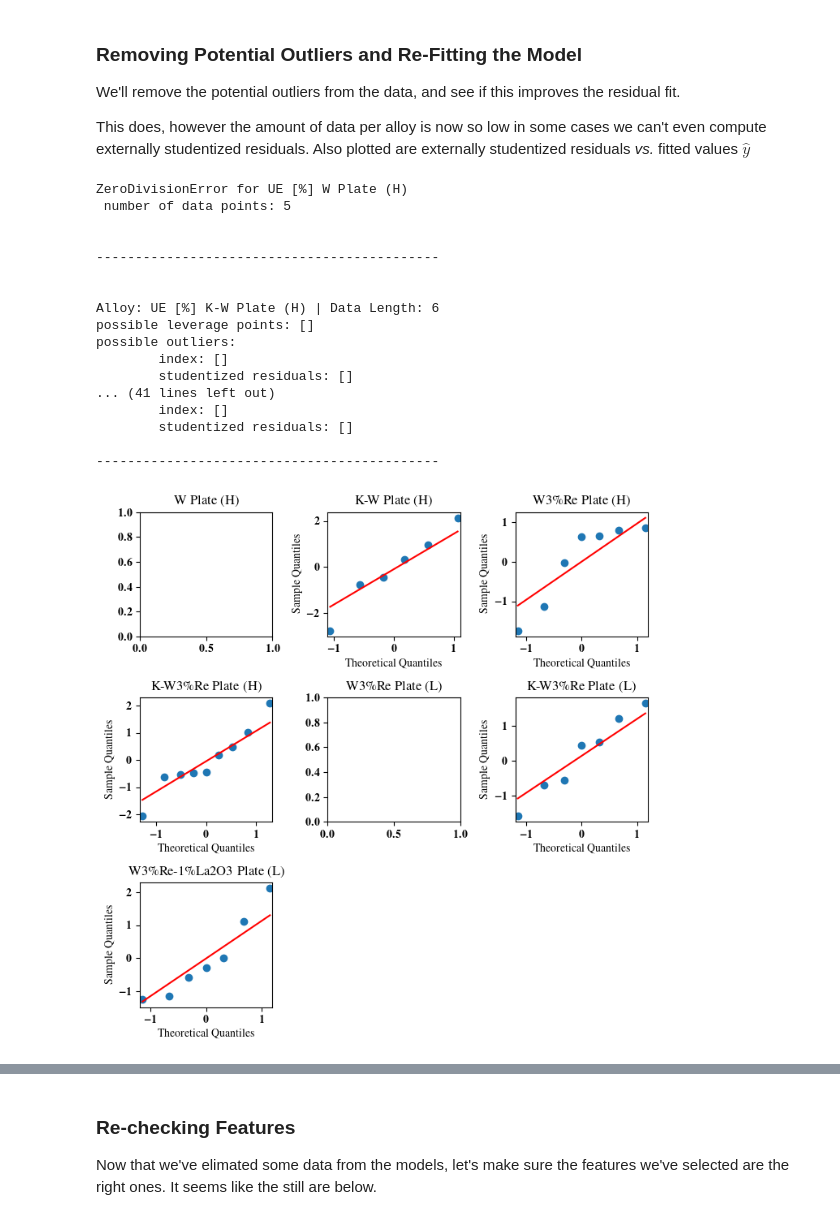
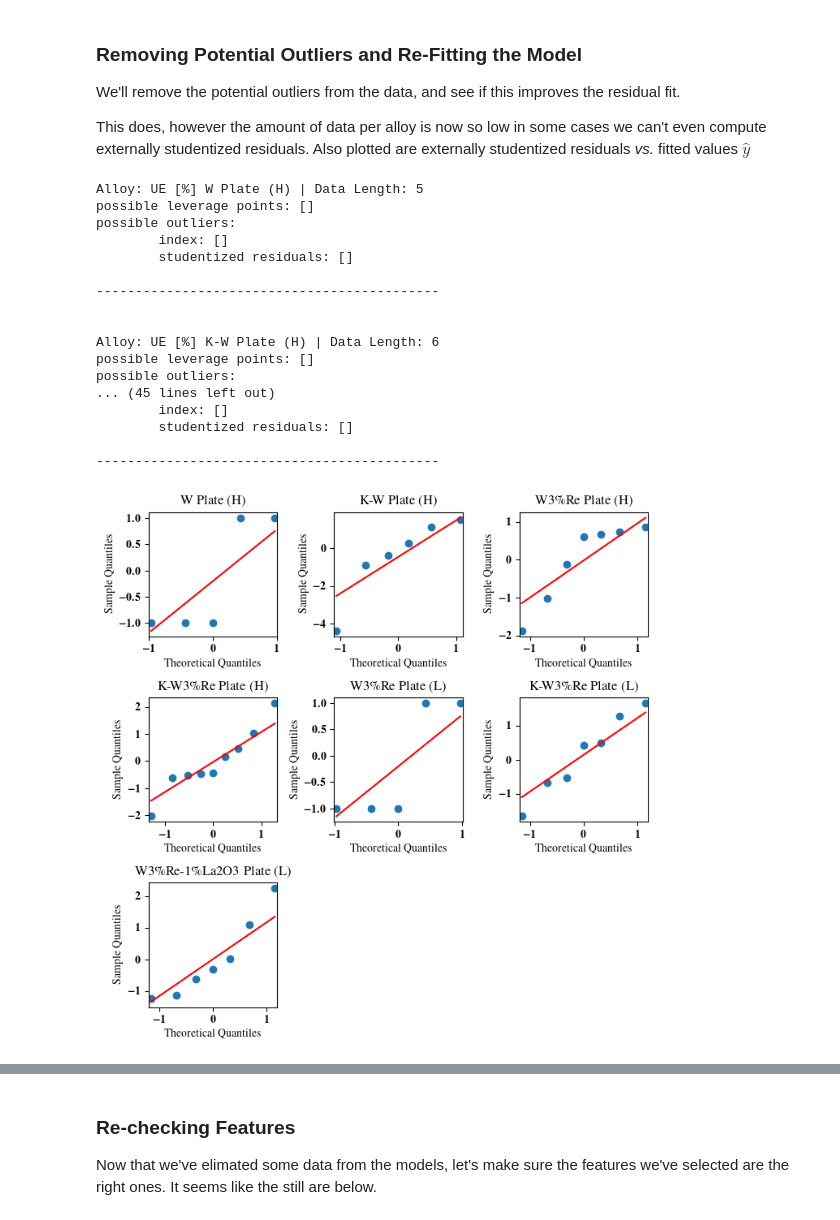
Before and after one commit to ml-ME-gatech/modeling_tungsten, a Jupyter notebook: engineering_models/ue_modeling.ipynb, the cells around one changed output, grey strips where cells are left out. Drawn from its saved outputs; the diff is of its cells as text; code cells hidden in the pictures.

```diff
--- a/engineering_models/ue_modeling.ipynb
+++ b/engineering_models/ue_modeling.ipynb
@@ -32,7 +32,9 @@ This model has the same goals and approach as discussed in the [uts_modeling.ipy
 
 Finally, the original paper remarks that for pure $W$ the material has essentially recrystallized, leading to the enourmous measured UE. We'll discard this data point as well.
 # %%
-from common_util import TransformedFeature
+
+from common_util import TransformedFeature, identity,inverted,xlogx,power,function_product
+from functools import partial
 
 def clean_data(x: np.ndarray,y: np.ndarray,remove_points: List[int]):
     mask = np.ones_like(x.squeeze(),dtype = bool)
@@ -41,15 +43,15 @@ def clean_data(x: np.ndarray,y: np.ndarray,remove_points: List[int]):
 
 remove_data = {'UE [%] W Plate (H)': [6]}
 
-features = [TransformedFeature('x',lambda x: x),
-            TransformedFeature('log x',lambda x: np.log(x)),
-            TransformedFeature('1/x',lambda x: 1/x),
-            TransformedFeature('x^0.5',lambda x: x**0.5),
-            TransformedFeature('x^2',lambda x: x**2),
-            TransformedFeature('x log x',lambda x: x*np.log(x)),
-            TransformedFeature('x^3',lambda x: x**3),
-            TransformedFeature('x^2 log x',lambda x: x**2*np.log(x)),
-            TransformedFeature('x^3 log x',lambda x: x**3*np.log(x))]
+features = [TransformedFeature('x',identity),
+            TransformedFeature('log x',np.log),
+            TransformedFeature('x^0.5',np.sqrt),
+            TransformedFeature('1/x',inverted),
+            TransformedFeature('x^2',partial(power,2)),
+            TransformedFeature('x log x',xlogx),
+            TransformedFeature('x^3',partial(power,3)),
+            TransformedFeature('x^2 log x',partial(function_product,partial(power,2),np.log)),
+            TransformedFeature('x^3 log x',partial(function_product,partial(power,3),np.log))]
 
 
 data= [clean_data(*nogami_data[key],remove_data[key]) if key in remove_data else nogami_data[key] for key in nogami_data.keys()]
@@ -230,9 +269,14 @@ for column,ax,ax2 in zip(nogami_data.keys(),axes.ravel(),axes2.ravel()):
     n,p = X.shape
     H = X @ scipy.linalg.pinvh(X.T @ X) @ X.T
 
+
     try:
         S2 = np.sum(resid**2)/(n - p)
-        S2_i = (n - p)/(n- p - 1)*S2 - 1/(n-p -1)*resid**2/(1 - np.diag(H))
+        try:
+            S2_i = (n - p)/(n- p - 1)*S2 - 1/(n-p -1)*resid**2/(1 - np.diag(H))
+        except ZeroDivisionError:
+            S2_i = S2
+
         studentized_residuals = resid/np.sqrt(S2_i*(1 - np.diag(H)))
         leverage = np.diag(H)
         leverage_points = leverage > 2*(X.shape[1] + 1)/X.shape[0]
@@ -252,37 +296,37 @@ for column,ax,ax2 in zip(nogami_data.keys(),axes.ravel(),axes2.ravel()):
         qqplot(studentized_residuals,ax = ax,line = 's',
             color = 'blue')
         ax2.scatter(H @ y,studentized_residuals,edgecolor = 'k',
                     facecolor = 'firebrick',s = 25)
         ax2.set_ylabel('Studentized Residuals',fontsize = 12)
         ax2.set_xlabel('$\hat{y}$',fontsize = 12)
 
     except ZeroDivisionError:
         print(f'ZeroDivisionError for {column}\n number of data points: {n}\n')
 
     print('\n--------------------------------------------\n\n')
 
 for ax in [axes,axes2]:
     ax[-1,-1].axis('off')
     ax[-1,-2].axis('off')
 
 fig.tight_layout()
 fig2.tight_layout()
 # %% [output]
-ZeroDivisionError for UE [%] W Plate (H)
- number of data points: 5
-
+Alloy: UE [%] W Plate (H) | Data Length: 5
+possible leverage points: []
+possible outliers:
+        index: []
+        studentized residuals: []
 
 --------------------------------------------
 
 
 Alloy: UE [%] K-W Plate (H) | Data Length: 6
 possible leverage points: []
 possible outliers:
-        index: []
-        studentized residuals: []
-... (41 lines left out)
+... (45 lines left out)
         index: []
         studentized residuals: []
 
 --------------------------------------------
-[figure, old version]
+[figure, new version]
```
Also changed, not shown: parts of 7 cells of this notebook, 27 other files.
